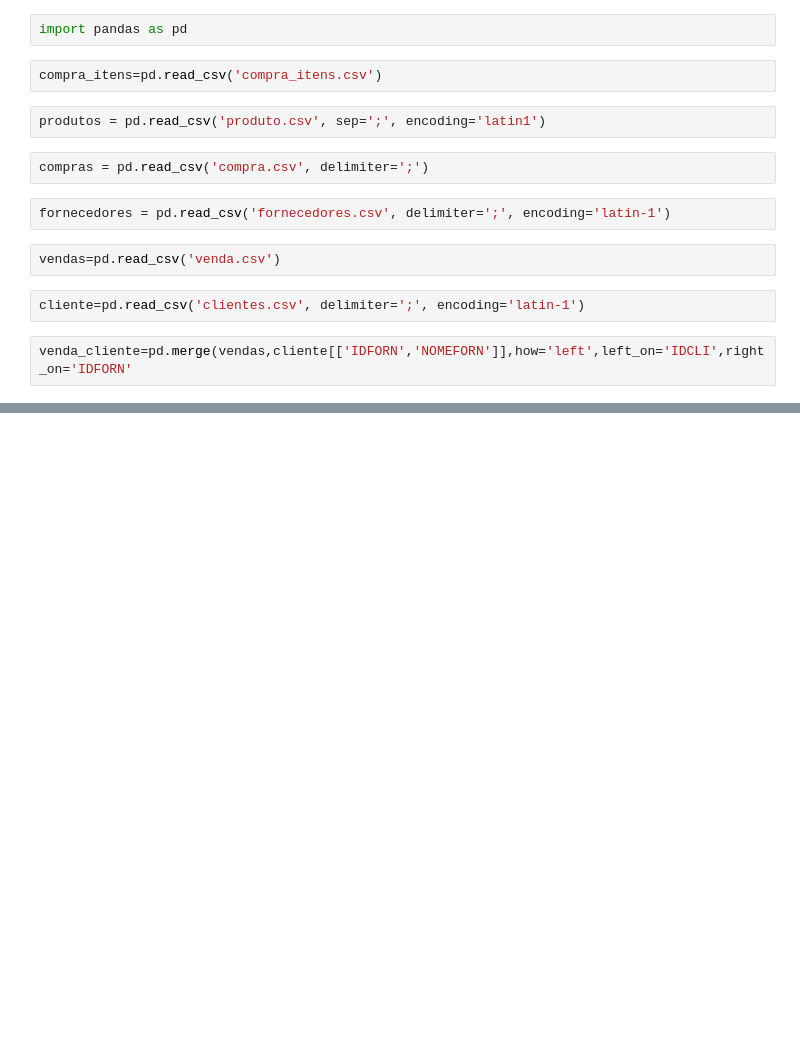
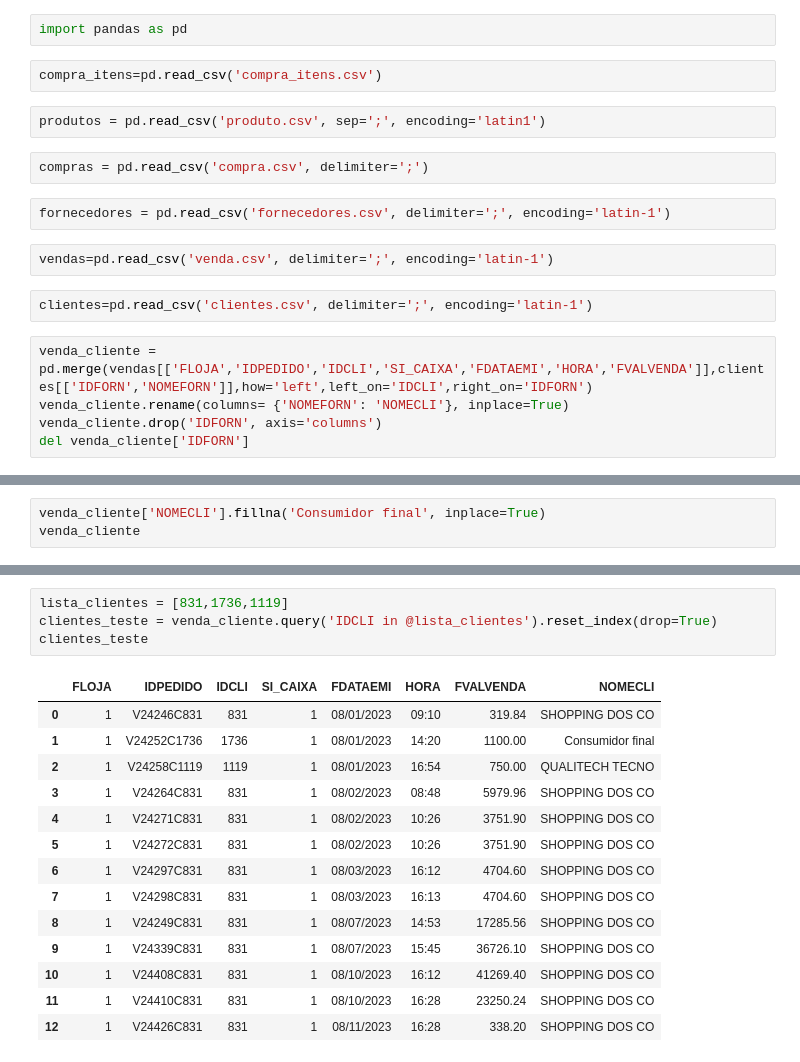
Before and after one commit to franciscovmn/streamlit-start, a Jupyter notebook: dados.ipynb, the cells around one changed output, grey strips where cells are left out. Saved outputs shown, nothing was run; the diff lists cells and outputs as text; blank space fills up the shorter version.

```diff
--- a/dados.ipynb
+++ b/dados.ipynb
@@ -9,8 +9,11 @@ compras = pd.read_csv('compra.csv', delimiter=';')
 # %%
 fornecedores = pd.read_csv('fornecedores.csv', delimiter=';', encoding='latin-1')
 # %%
-vendas=pd.read_csv('venda.csv')
+vendas=pd.read_csv('venda.csv', delimiter=';', encoding='latin-1')
 # %%
-cliente=pd.read_csv('clientes.csv', delimiter=';', encoding='latin-1')
+clientes=pd.read_csv('clientes.csv', delimiter=';', encoding='latin-1')
 # %%
-venda_cliente=pd.merge(vendas,cliente[['IDFORN','NOMEFORN']],how='left',left_on='IDCLI',right_on='IDFORN'
+venda_cliente = pd.merge(vendas[['FLOJA','IDPEDIDO','IDCLI','SI_CAIXA','FDATAEMI','HORA','FVALVENDA']],clientes[['IDFORN','NOMEFORN']],how='left',left_on='IDCLI',right_on='IDFORN')
+venda_cliente.rename(columns= {'NOMEFORN': 'NOMECLI'}, inplace=True)
+venda_cliente.drop('IDFORN', axis='columns')
+del venda_cliente['IDFORN']
@@ -18,0 +20,3 @@ KeyError: 'IDCLI'
+# %%
+venda_cliente['NOMECLI'].fillna('Consumidor final', inplace=True)
+venda_cliente
@@ -18,0 +112,19 @@ KeyError: 'IDCLI'
+# %%
+lista_clientes = [831,1736,1119]
+clientes_teste = venda_cliente.query('IDCLI in @lista_clientes').reset_index(drop=True)
+clientes_teste
+# %% [output]
+|  | FLOJA | IDPEDIDO | IDCLI | SI_CAIXA | FDATAEMI | HORA | FVALVENDA | NOMECLI |
+| 0 | 1 | V24246C831 | 831 | 1 | 08/01/2023 | 09:10 | 319.84 | SHOPPING DOS CO |
+| 1 | 1 | V24252C1736 | 1736 | 1 | 08/01/2023 | 14:20 | 1100.00 | Consumidor final |
+| 2 | 1 | V24258C1119 | 1119 | 1 | 08/01/2023 | 16:54 | 750.00 | QUALITECH TECNO |
+| 3 | 1 | V24264C831 | 831 | 1 | 08/02/2023 | 08:48 | 5979.96 | SHOPPING DOS CO |
+| 4 | 1 | V24271C831 | 831 | 1 | 08/02/2023 | 10:26 | 3751.90 | SHOPPING DOS CO |
+| 5 | 1 | V24272C831 | 831 | 1 | 08/02/2023 | 10:26 | 3751.90 | SHOPPING DOS CO |
+| 6 | 1 | V24297C831 | 831 | 1 | 08/03/2023 | 16:12 | 4704.60 | SHOPPING DOS CO |
+| 7 | 1 | V24298C831 | 831 | 1 | 08/03/2023 | 16:13 | 4704.60 | SHOPPING DOS CO |
+| 8 | 1 | V24249C831 | 831 | 1 | 08/07/2023 | 14:53 | 17285.56 | SHOPPING DOS CO |
+| 9 | 1 | V24339C831 | 831 | 1 | 08/07/2023 | 15:45 | 36726.10 | SHOPPING DOS CO |
+| 10 | 1 | V24408C831 | 831 | 1 | 08/10/2023 | 16:12 | 41269.40 | SHOPPING DOS CO |
+| 11 | 1 | V24410C831 | 831 | 1 | 08/10/2023 | 16:28 | 23250.24 | SHOPPING DOS CO |
+| 12 | 1 | V24426C831 | 831 | 1 | 08/11/2023 | 16:28 | 338.20 | SHOPPING DOS CO |
```
Also changed, not shown: parts of 10 cells of this notebook.
